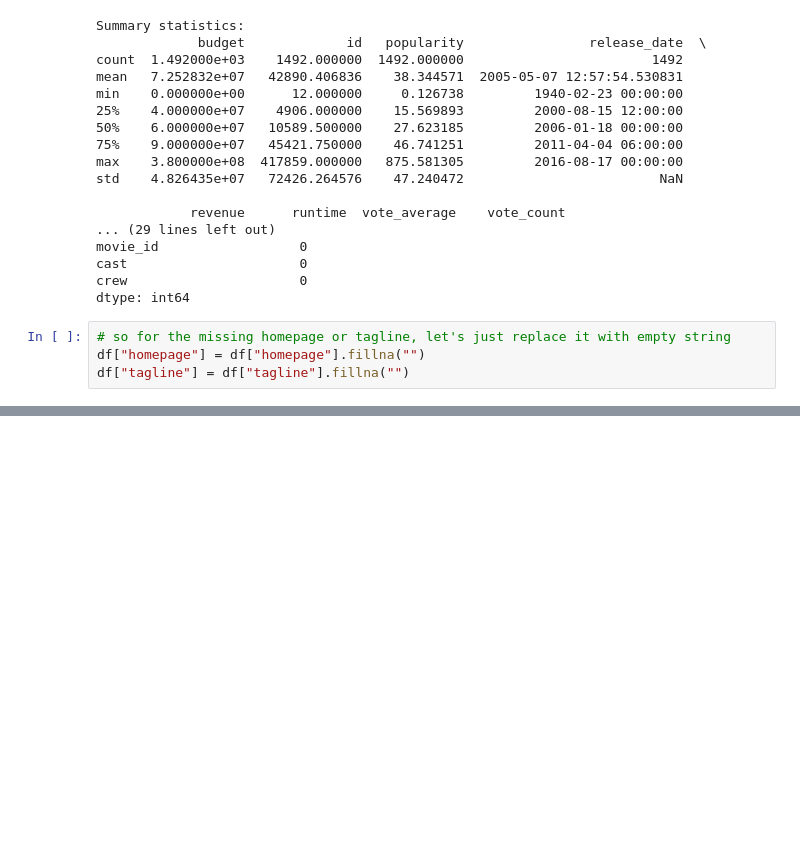
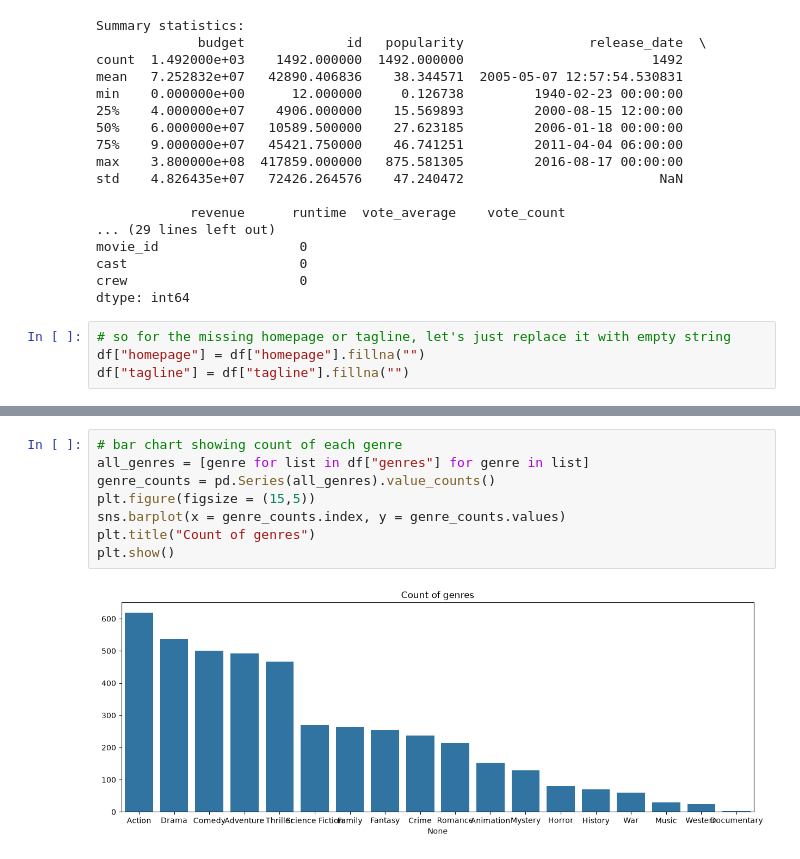
Before and after one commit to Smod1/movie-recommendation-system, a Jupyter notebook: analysis.ipynb, the cells around one changed output, grey strips where cells are left out. Drawn from its saved outputs; the diff is of its cells as text; blank space fills up the shorter version.

```diff
--- a/analysis.ipynb
+++ b/analysis.ipynb
@@ -136,0 +165,10 @@ df["tagline"] = df["tagline"].fillna("")
+# %%
+# bar chart showing count of each genre
+all_genres = [genre for list in df["genres"] for genre in list]
+genre_counts = pd.Series(all_genres).value_counts()
+plt.figure(figsize = (15,5))
+sns.barplot(x = genre_counts.index, y = genre_counts.values)
+plt.title("Count of genres")
+plt.show()
+# %% [output]
+[figure, added]
```
Also changed, not shown: parts of 3 cells of this notebook.
